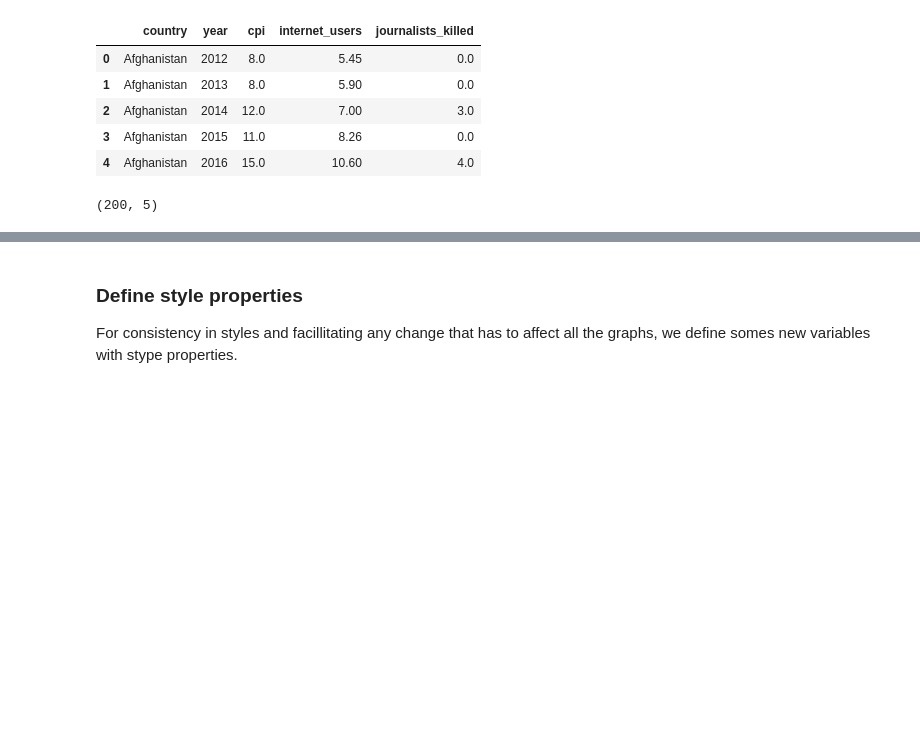
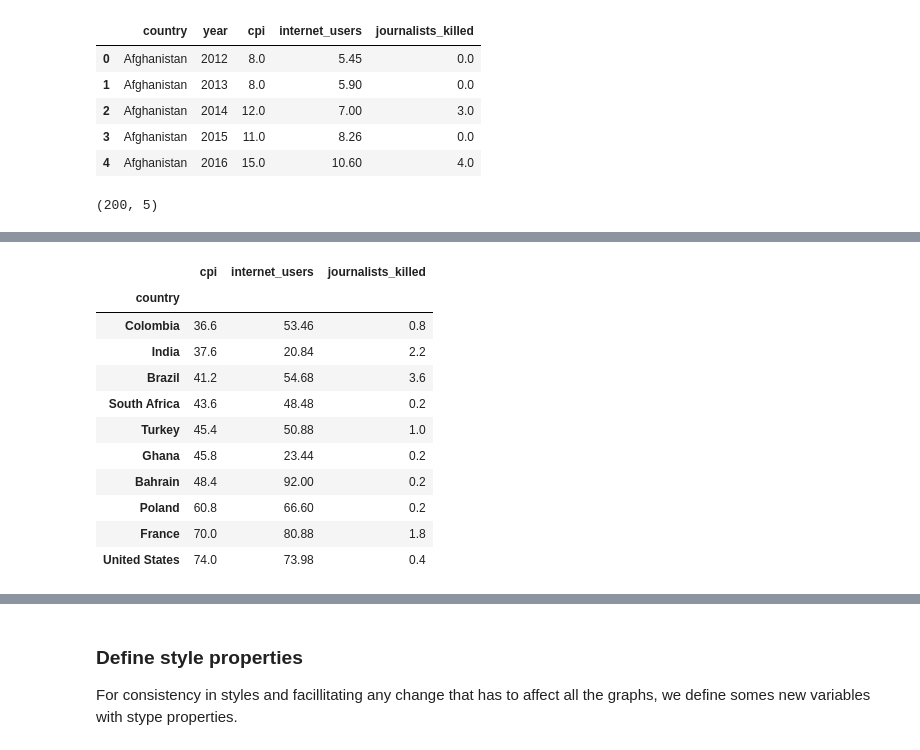
Before and after one commit to luisberns/study-data-analysis, a Jupyter notebook: dand-udacity/project2/corruption_analysis.ipynb, the cells around one changed output, grey strips where cells are left out. Cells and saved outputs as stored; diff of their text form; code cells hidden in the pictures; blank space fills up the shorter version.

```diff
--- a/dand-udacity/project2/corruption_analysis.ipynb
+++ b/dand-udacity/project2/corruption_analysis.ipynb
@@ -274,0 +259,15 @@ temp = df.groupby('country')['cpi'].mean()
+# %%
+high_cpi
+# %% [output]
+|  | cpi | internet_users | journalists_killed |
+| country |  |  |  |
+| Colombia | 36.6 | 53.46 | 0.8 |
+| India | 37.6 | 20.84 | 2.2 |
+| Brazil | 41.2 | 54.68 | 3.6 |
+| South Africa | 43.6 | 48.48 | 0.2 |
+| Turkey | 45.4 | 50.88 | 1.0 |
+| Ghana | 45.8 | 23.44 | 0.2 |
+| Bahrain | 48.4 | 92.00 | 0.2 |
+| Poland | 60.8 | 66.60 | 0.2 |
+| France | 70.0 | 80.88 | 1.8 |
+| United States | 74.0 | 73.98 | 0.4 |
```
Also changed, not shown: parts of 11 cells of this notebook, 1 other file.
